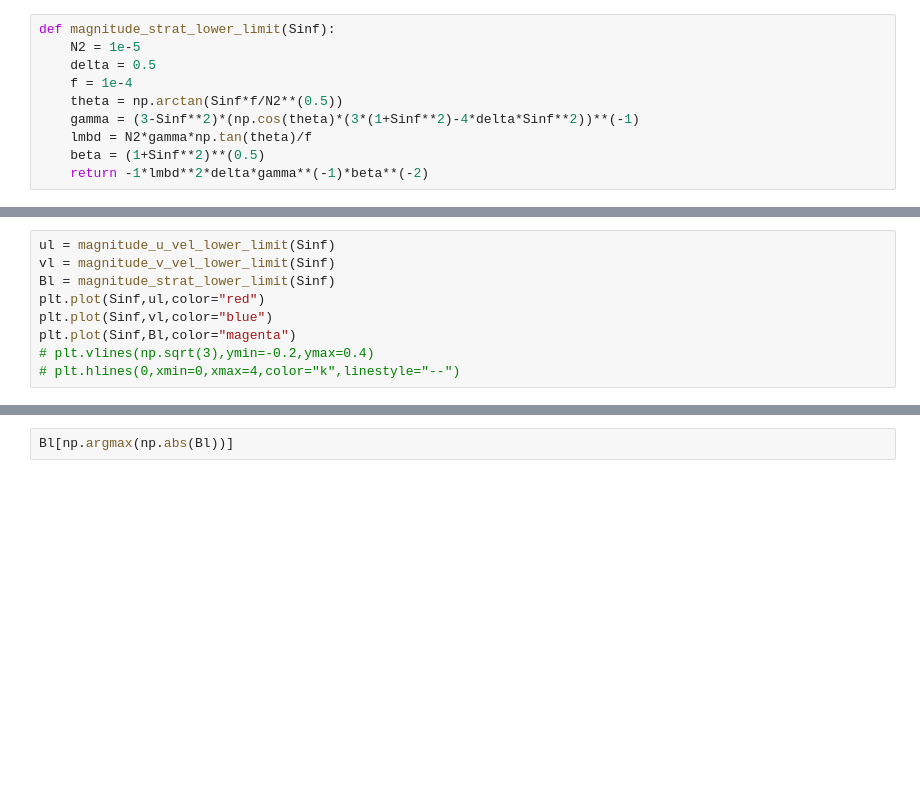
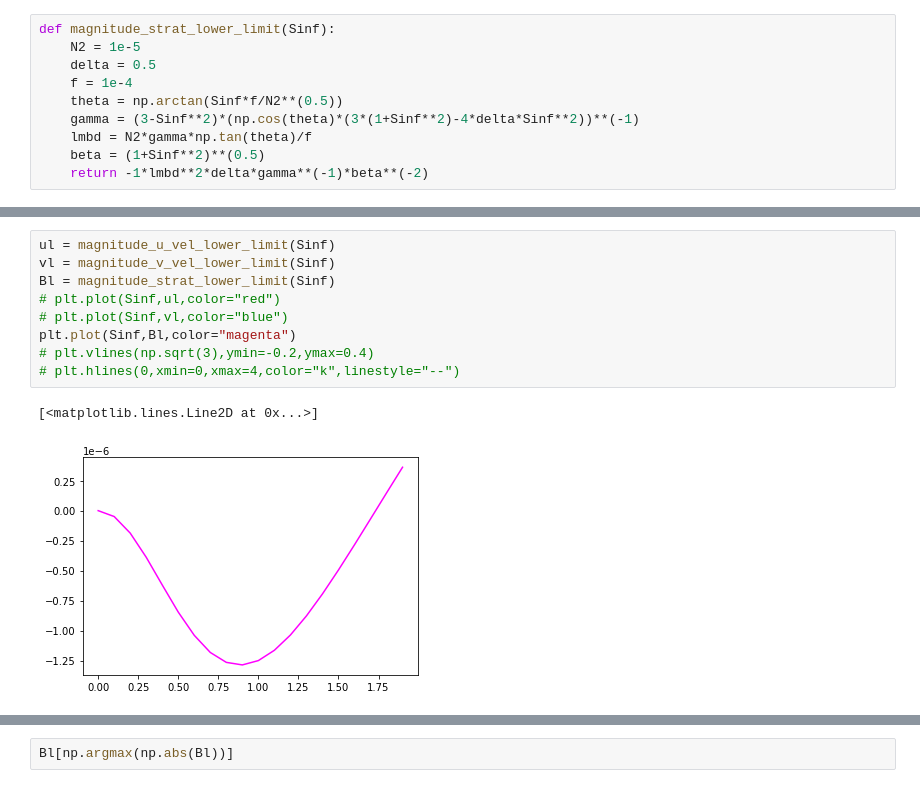
Before and after one commit to loganpknudsen/BottomBoundaryLayer, a Jupyter notebook: magnitude_plot.ipynb, the cells around one changed output, grey strips where cells are left out. Saved outputs shown, nothing was run; the diff lists cells and outputs as text; blank space fills up the shorter version.

```diff
--- a/magnitude_plot.ipynb
+++ b/magnitude_plot.ipynb
@@ -74,11 +77,14 @@ plt.plot(Sinf,Bu,color="magenta")
 # %%
 ul = magnitude_u_vel_lower_limit(Sinf)
 vl = magnitude_v_vel_lower_limit(Sinf)
 Bl = magnitude_strat_lower_limit(Sinf)
-plt.plot(Sinf,ul,color="red")
-plt.plot(Sinf,vl,color="blue")
+# plt.plot(Sinf,ul,color="red")
+# plt.plot(Sinf,vl,color="blue")
 plt.plot(Sinf,Bl,color="magenta")
 # plt.vlines(np.sqrt(3),ymin=-0.2,ymax=0.4)
 # plt.hlines(0,xmin=0,xmax=4,color="k",linestyle="--")
+# %% [output]
+[<matplotlib.lines.Line2D at 0x...>]
+[figure, added]
 # %%
 ul[np.argmax(np.abs(ul))]
```
Also changed, not shown: parts of 4 cells of this notebook, 6 other files.
